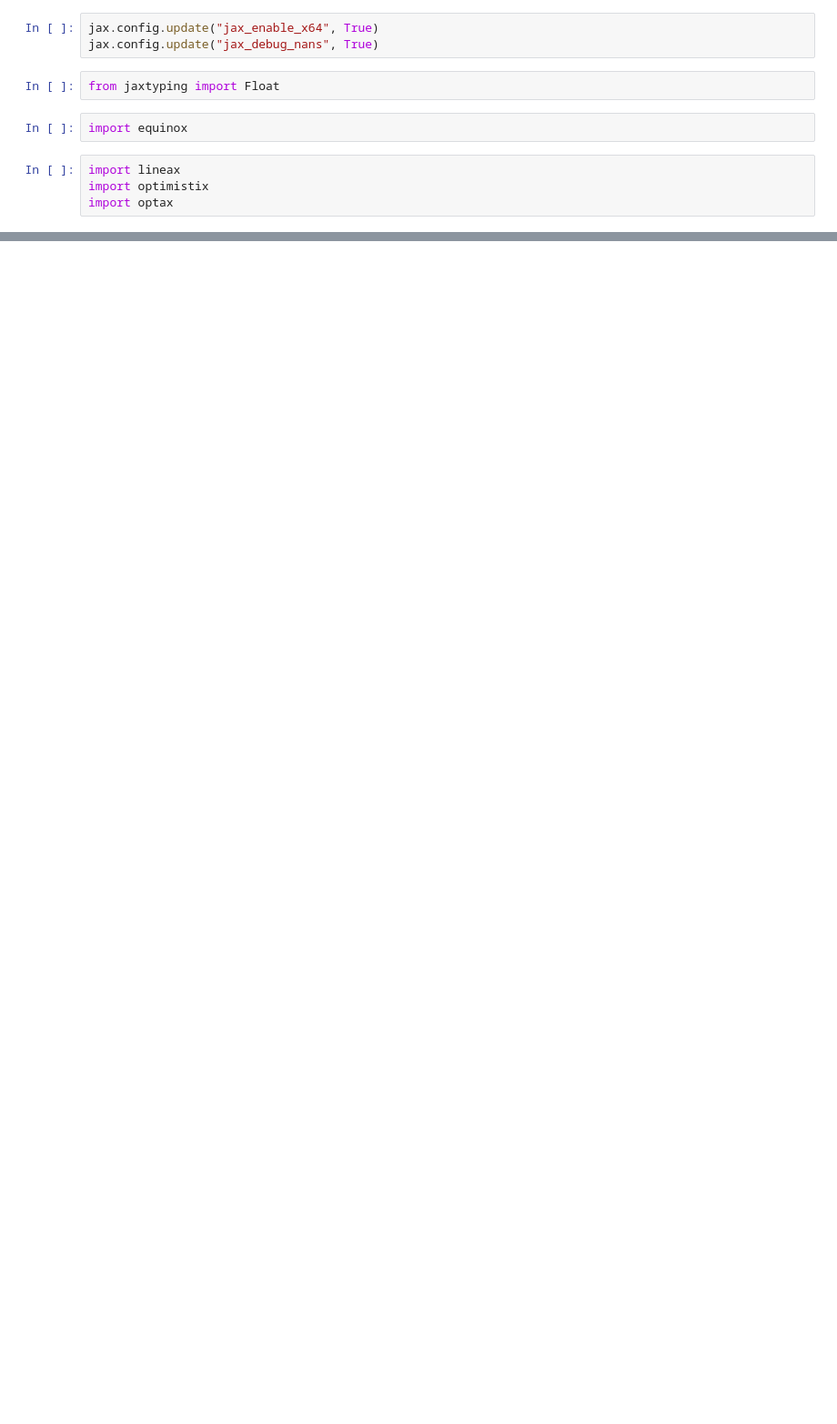
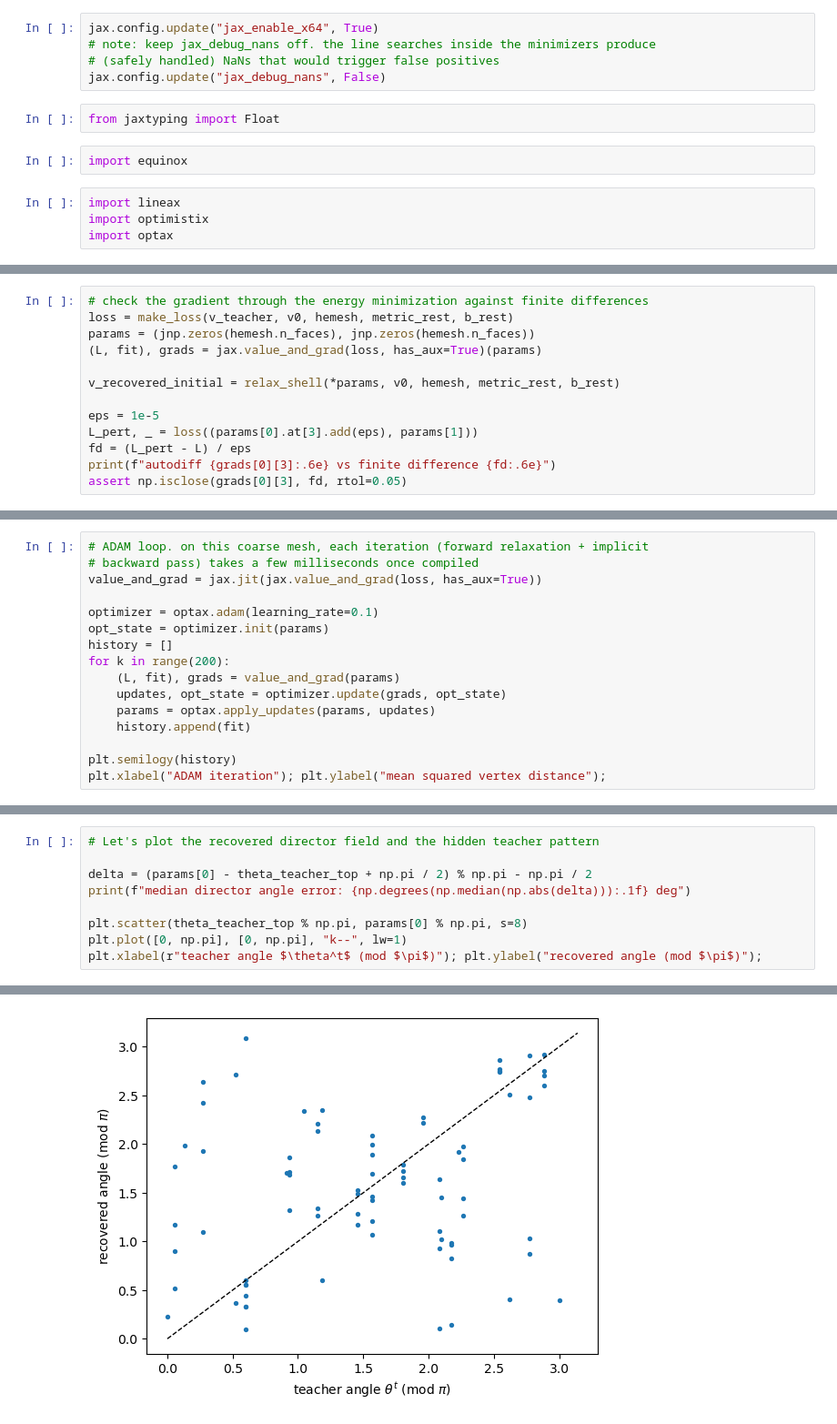
Before and after one commit to nikolas-claussen/triangulax, a Jupyter notebook: nbs/tutorials/06_inverse_problems.ipynb, the cells around one changed output, grey strips where cells are left out. Shown at 91% size. Drawn from its saved outputs; the diff is of its cells as text; blank space fills up the shorter version.

Commit message:
implemented first version of inverse design notebook with ellipsoid toy problem; updated functions for face basis generation in geometry module; added Kabsch alignment to algorithms module

```diff
--- a/nbs/tutorials/06_inverse_problems.ipynb
+++ b/nbs/tutorials/06_inverse_problems.ipynb
@@ -67,7 +92,9 @@ import jax.numpy as jnp
 import jax
 # %%
 jax.config.update("jax_enable_x64", True)
-jax.config.update("jax_debug_nans", True)
+# note: keep jax_debug_nans off. the line searches inside the minimizers produce
+# (safely handled) NaNs that would trigger false positives
+jax.config.update("jax_debug_nans", False)
 # %%
 from jaxtyping import Float
 # %%
@@ -132,0 +335,13 @@ def get_neo_hookean_energy(vertices, args):
+# %%
+# check the gradient through the energy minimization against finite differences
+loss = make_loss(v_teacher, v0, hemesh, metric_rest, b_rest)
+params = (jnp.zeros(hemesh.n_faces), jnp.zeros(hemesh.n_faces))
+(L, fit), grads = jax.value_and_grad(loss, has_aux=True)(params)
+
+v_recovered_initial = relax_shell(*params, v0, hemesh, metric_rest, b_rest)
+
+eps = 1e-5
+L_pert, _ = loss((params[0].at[3].add(eps), params[1]))
+fd = (L_pert - L) / eps
+print(f"autodiff {grads[0][3]:.6e} vs finite difference {fd:.6e}")
+assert np.isclose(grads[0][3], fd, rtol=0.05)
@@ -132,0 +350,16 @@ def get_neo_hookean_energy(vertices, args):
+# %%
+# ADAM loop. on this coarse mesh, each iteration (forward relaxation + implicit
+# backward pass) takes a few milliseconds once compiled
+value_and_grad = jax.jit(jax.value_and_grad(loss, has_aux=True))
+
+optimizer = optax.adam(learning_rate=0.1)
+opt_state = optimizer.init(params)
+history = []
+for k in range(200):
+    (L, fit), grads = value_and_grad(params)
+    updates, opt_state = optimizer.update(grads, opt_state)
+    params = optax.apply_updates(params, updates)
+    history.append(fit)
+
+plt.semilogy(history)
+plt.xlabel("ADAM iteration"); plt.ylabel("mean squared vertex distance");
@@ -132,0 +389,10 @@ def get_neo_hookean_energy(vertices, args):
+# %%
+# Let's plot the recovered director field and the hidden teacher pattern
+
+delta = (params[0] - theta_teacher_top + np.pi / 2) % np.pi - np.pi / 2
+print(f"median director angle error: {np.degrees(np.median(np.abs(delta))):.1f} deg")
+
+plt.scatter(theta_teacher_top % np.pi, params[0] % np.pi, s=8)
+plt.plot([0, np.pi], [0, np.pi], "k--", lw=1)
+plt.xlabel(r"teacher angle $\theta^t$ (mod $\pi$)"); plt.ylabel("recovered angle (mod $\pi$)");
+# %% [output]
@@ -132,0 +400 @@ def get_neo_hookean_energy(vertices, args):
+[figure, added]
```
Also changed, not shown: parts of 48 cells of this notebook, 13 other files.
